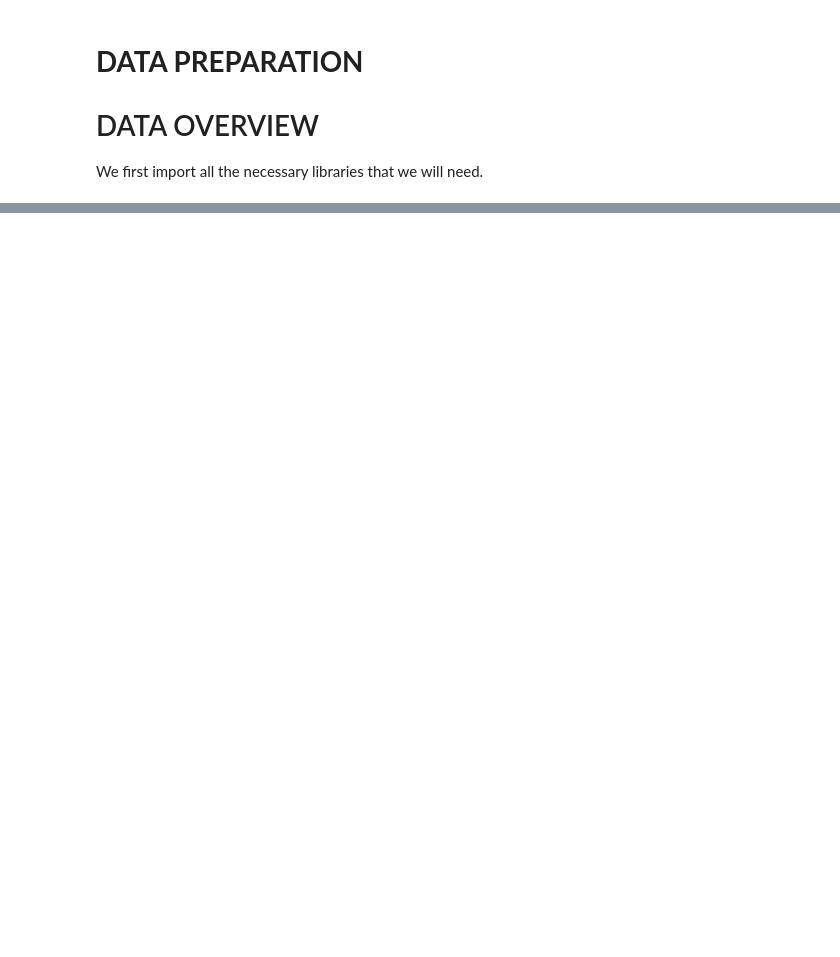
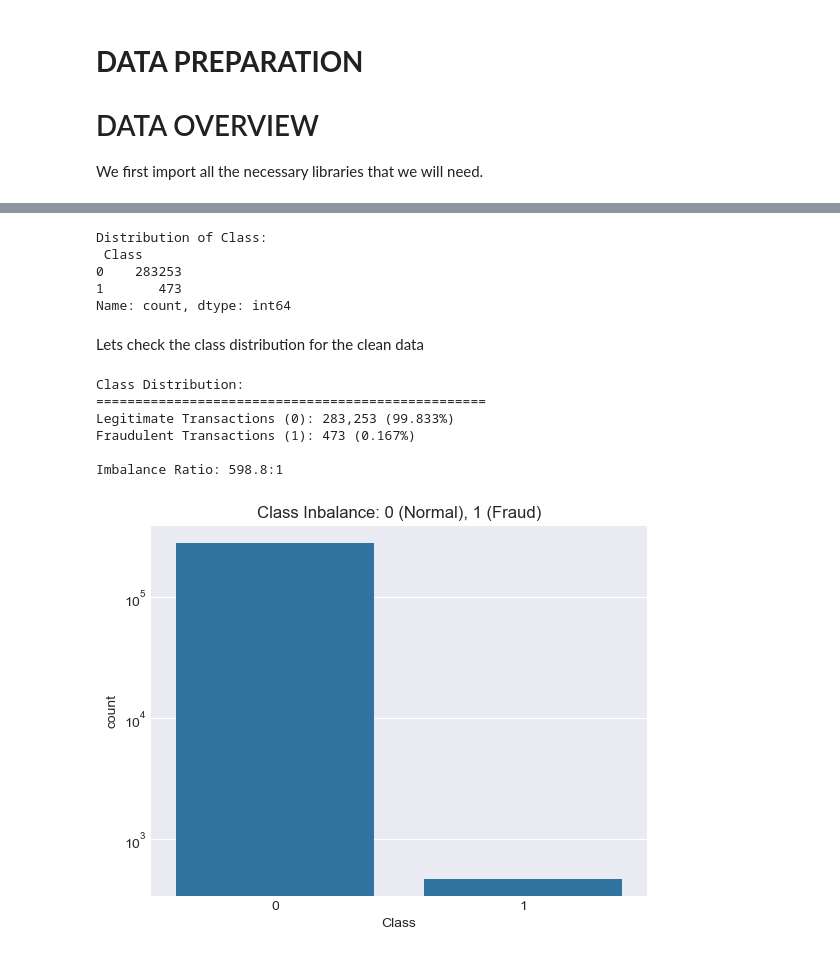
Before and after one commit to mwendemichelle4-dev/Credit-Card-Fraud-Detection-Analysis, a Jupyter notebook: Notebook.ipynb, the cells around one changed output, grey strips where cells are left out. Saved outputs shown, nothing was run; the diff lists cells and outputs as text; code cells hidden in the pictures; blank space fills up the shorter version.

Commit message:
Add Data Preparation section

```diff
--- a/Notebook.ipynb
+++ b/Notebook.ipynb
@@ -146,0 +149,3 @@ plt.style.use('seaborn-v0_8-darkgrid')
+# %%
+data = pd.read_csv('creditcard.csv.zip')
+data.head()
@@ -146,0 +246,6 @@ plt.style.use('seaborn-v0_8-darkgrid')
+# %%
+# we Create a new DataFrame with duplicates removed
+Data = data.drop_duplicates(keep='first')
+
+#Check the new shape of the dataframe
+Data.shape
@@ -146,0 +285,35 @@ plt.style.use('seaborn-v0_8-darkgrid')
+# %%
+class_counts = Data['Class'].value_counts()
+print('Distribution of Class:\n', class_counts)
+# %% [output]
+Distribution of Class:
+ Class
+0    283253
+1       473
+Name: count, dtype: int64
+# %% [markdown]
+Lets check the class distribution for the clean data
+# %%
+# Class distribution
+fraud_count = Data['Class'].value_counts()
+fraud_percentage = Data['Class'].value_counts(normalize=True) * 100
+
+print("Class Distribution:")
+print("="*50)
+print(f"Legitimate Transactions (0): {fraud_count[0]:,} ({fraud_percentage[0]:.3f}%)")
+print(f"Fraudulent Transactions (1): {fraud_count[1]:,} ({fraud_percentage[1]:.3f}%)")
+print(f"\nImbalance Ratio: {fraud_count[0]/fraud_count[1]:.1f}:1")
+# %% [output]
+Class Distribution:
+==================================================
+Legitimate Transactions (0): 283,253 (99.833%)
+Fraudulent Transactions (1): 473 (0.167%)
+
+Imbalance Ratio: 598.8:1
+# %%
+sns.countplot(x='Class', data=Data)
+plt.title('Class Inbalance: 0 (Normal), 1 (Fraud)')
+plt.yscale('log')
+plt.show()
+# %% [output]
+[figure, added]
```
Also changed, not shown: parts of 15 cells of this notebook.
